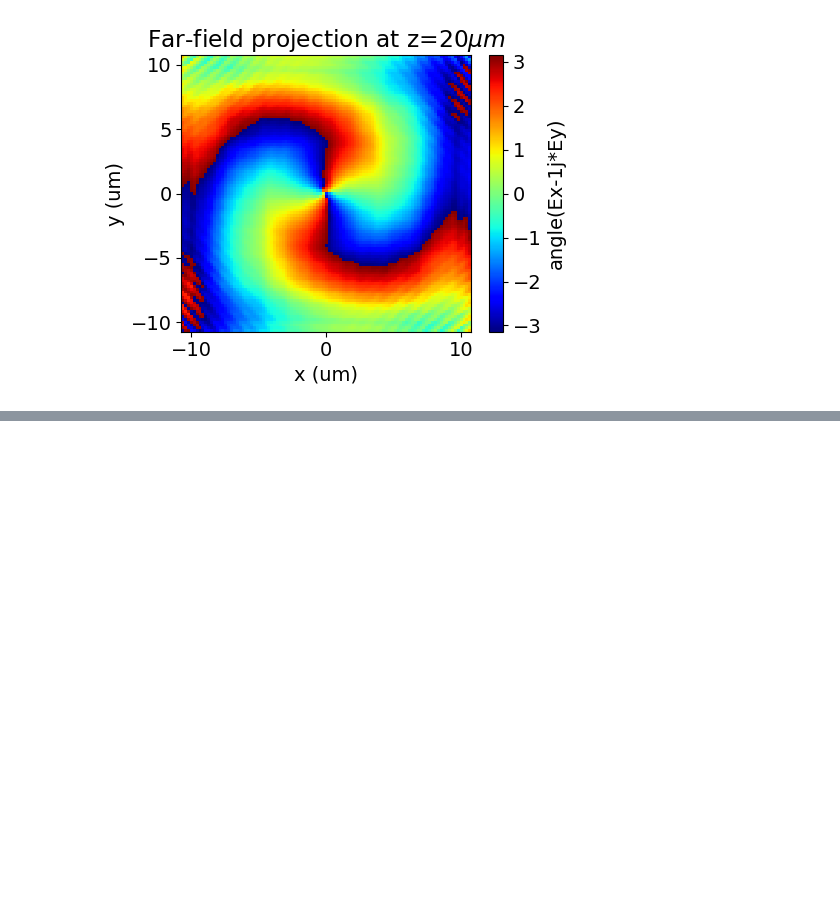
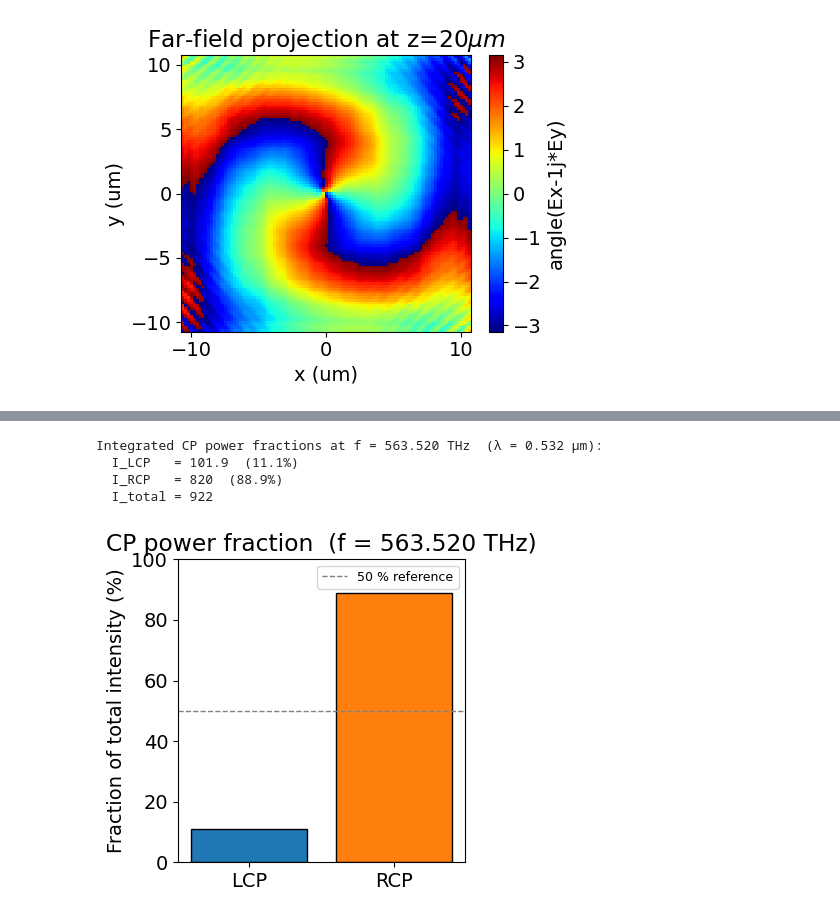
Before and after one commit to fr0ger/RMMaTidy, a Jupyter notebook: 20260110_Shi_v1.ipynb, the cells around one changed output, grey strips where cells are left out. Cells and saved outputs as stored; diff of their text form; code cells hidden in the pictures; blank space fills up the shorter version.

```diff
--- a/20260110_Shi_v1.ipynb
+++ b/20260110_Shi_v1.ipynb
@@ -288,0 +375,38 @@ plt.show()
+# %%
+pf = sim_data["focal_plane_proj"].fields_cartesian.sel(f=freq0, z=z_proj)
+Ex_f = pf.Ex.values
+Ey_f = pf.Ey.values
+
+lcp_f = Ex_f - 1j * Ey_f
+rcp_f = Ex_f + 1j * Ey_f
+
+dx = float(xs_far[1] - xs_far[0])
+dy = float(ys_far[1] - ys_far[0])
+dA = dx * dy
+
+i_lcp = 0.5 * dA * np.sum(np.abs(lcp_f) ** 2)
+i_rcp = 0.5 * dA * np.sum(np.abs(rcp_f) ** 2)
+i_tot = i_lcp + i_rcp   # == dA * sum(|Ex|^2 + |Ey|^2)
+
+print(f"Integrated CP power fractions at f = {freq0/1e12:.3f} THz  (λ = {lda0} μm):")
+print(f"  I_LCP   = {i_lcp:.4g}  ({i_lcp/i_tot*100:.1f}%)")
+print(f"  I_RCP   = {i_rcp:.4g}  ({i_rcp/i_tot*100:.1f}%)")
+print(f"  I_total = {i_tot:.4g}")
+
+fig, ax = plt.subplots(figsize=(4, 4))
+ax.bar(["LCP", "RCP"],
+       [i_lcp / i_tot * 100, i_rcp / i_tot * 100],
+       color=["tab:blue", "tab:orange"], edgecolor="k")
+ax.axhline(50, color="gray", ls="--", lw=1, label="50 % reference")
+ax.set_ylabel("Fraction of total intensity (%)")
+ax.set_title(f"CP power fraction  (f = {freq0/1e12:.3f} THz)")
+ax.set_ylim(0, 100)
+ax.legend(fontsize=9)
+plt.tight_layout()
+plt.show()
+# %% [output]
+Integrated CP power fractions at f = 563.520 THz  (λ = 0.532 μm):
+  I_LCP   = 101.9  (11.1%)
+  I_RCP   = 820  (88.9%)
+  I_total = 922
+[figure, added]
```
Also changed, not shown: parts of 7 cells of this notebook.
